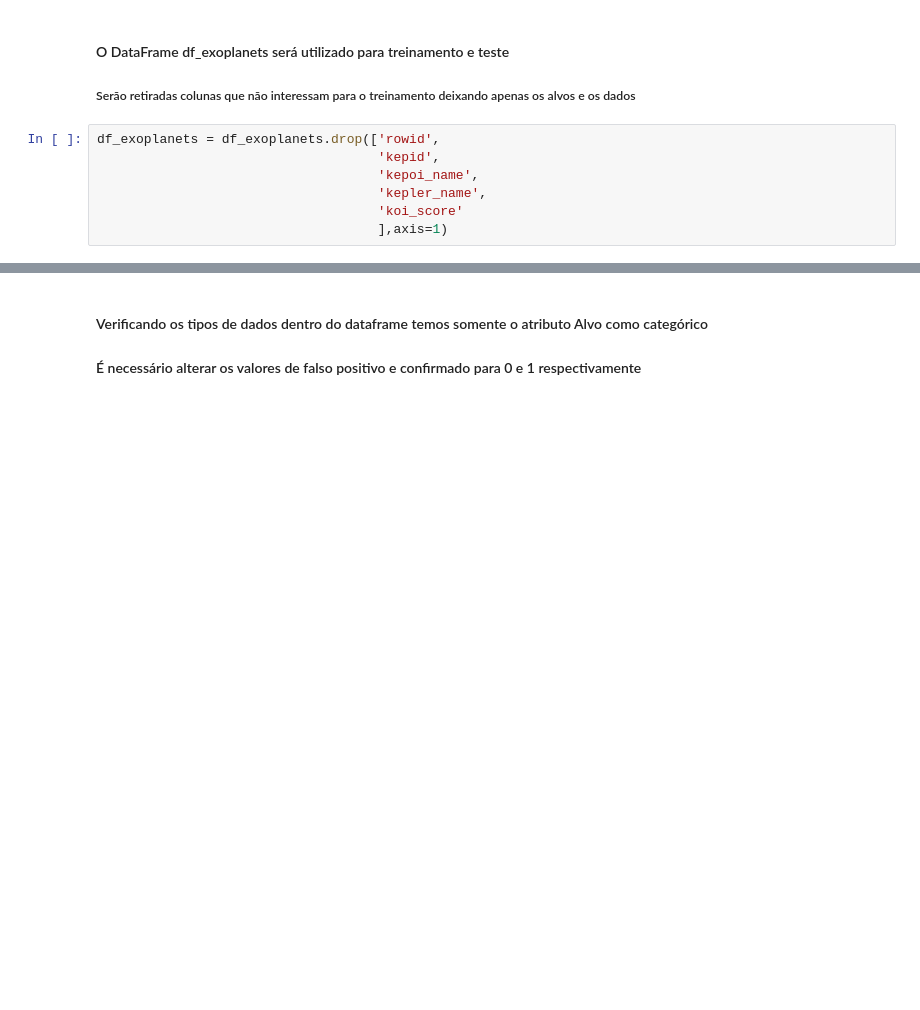
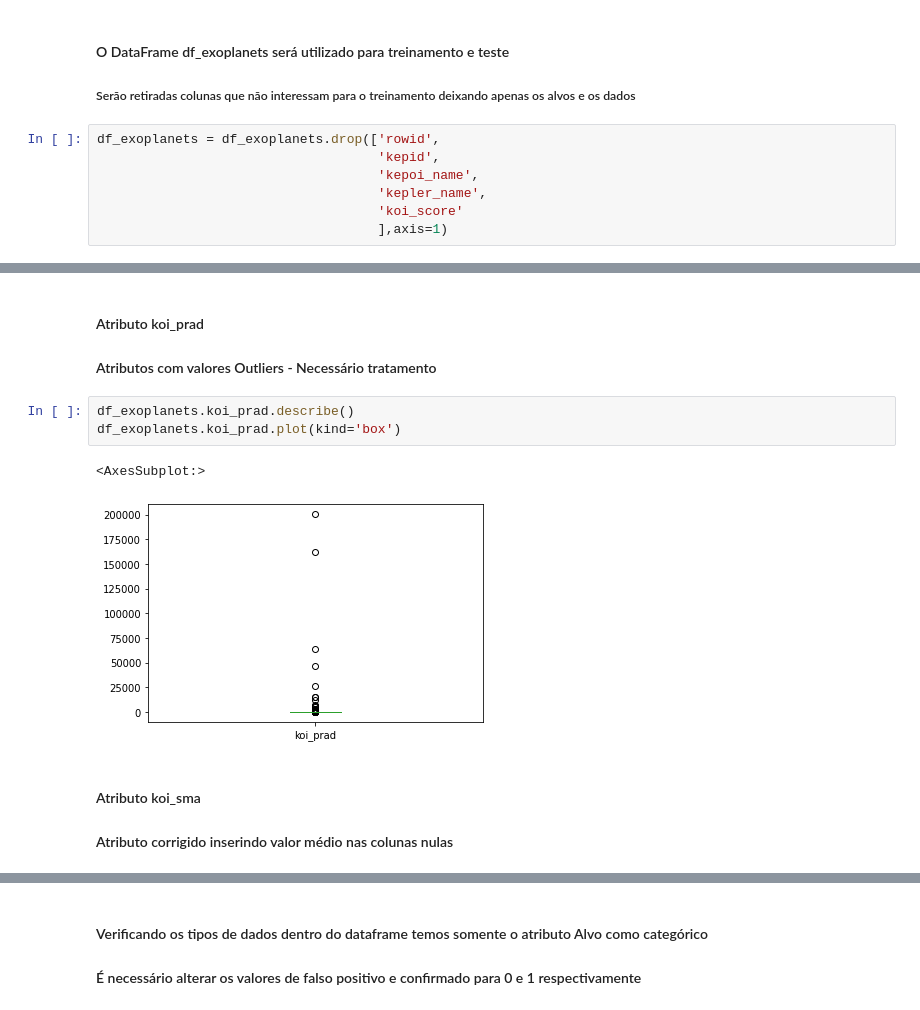
Before and after one commit to diogopena/exoplanet_classification_ml_model, a Jupyter notebook: exoplanet-ml-model-pt-br.ipynb, the cells around one changed output, grey strips where cells are left out. Cells and saved outputs as stored; diff of their text form; blank space fills up the shorter version.

```diff
--- a/exoplanet-ml-model-pt-br.ipynb
+++ b/exoplanet-ml-model-pt-br.ipynb
@@ -157,0 +291,12 @@ df_exoplanets = df_exoplanets.drop(['rowid',
+# %% [markdown]
+#### Atributo koi_prad
+#### Atributos com valores Outliers - Necessário tratamento
+# %%
+df_exoplanets.koi_prad.describe()
+df_exoplanets.koi_prad.plot(kind='box')
+# %% [output]
+<AxesSubplot:>
+[figure, added]
+# %% [markdown]
+#### Atributo koi_sma
+#### Atributo corrigido inserindo valor médio nas colunas nulas
```
Also changed, not shown: parts of 23 cells of this notebook.
